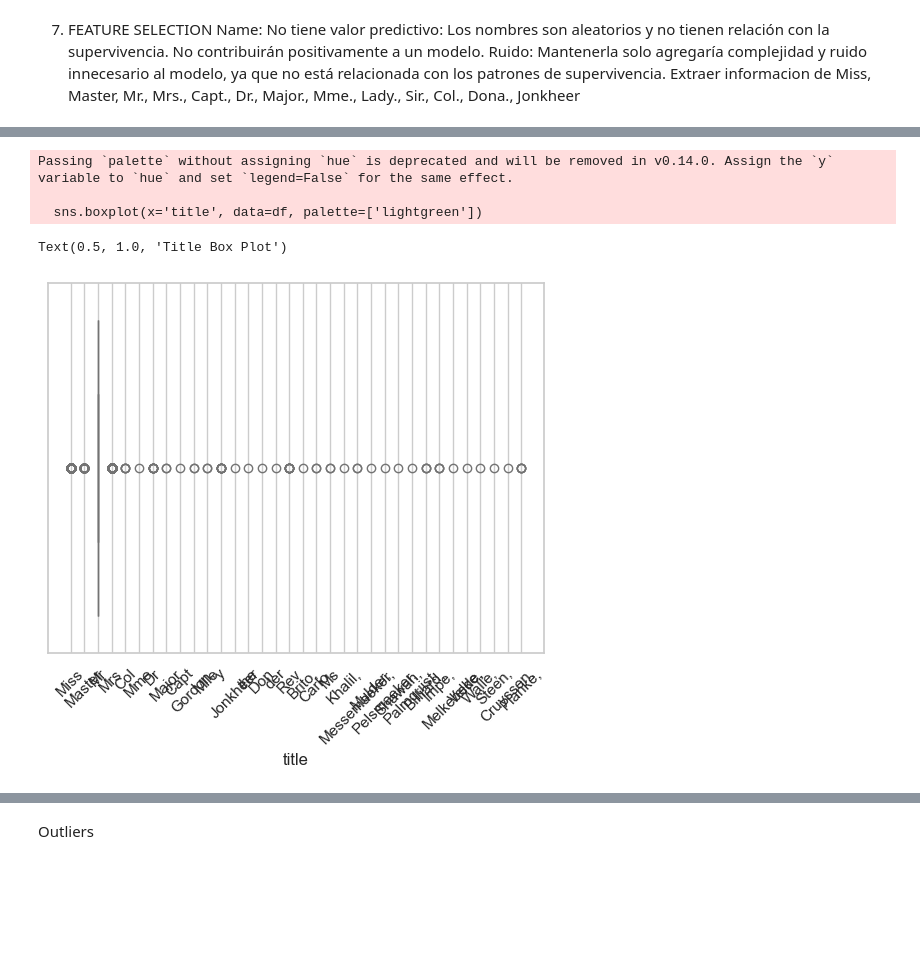
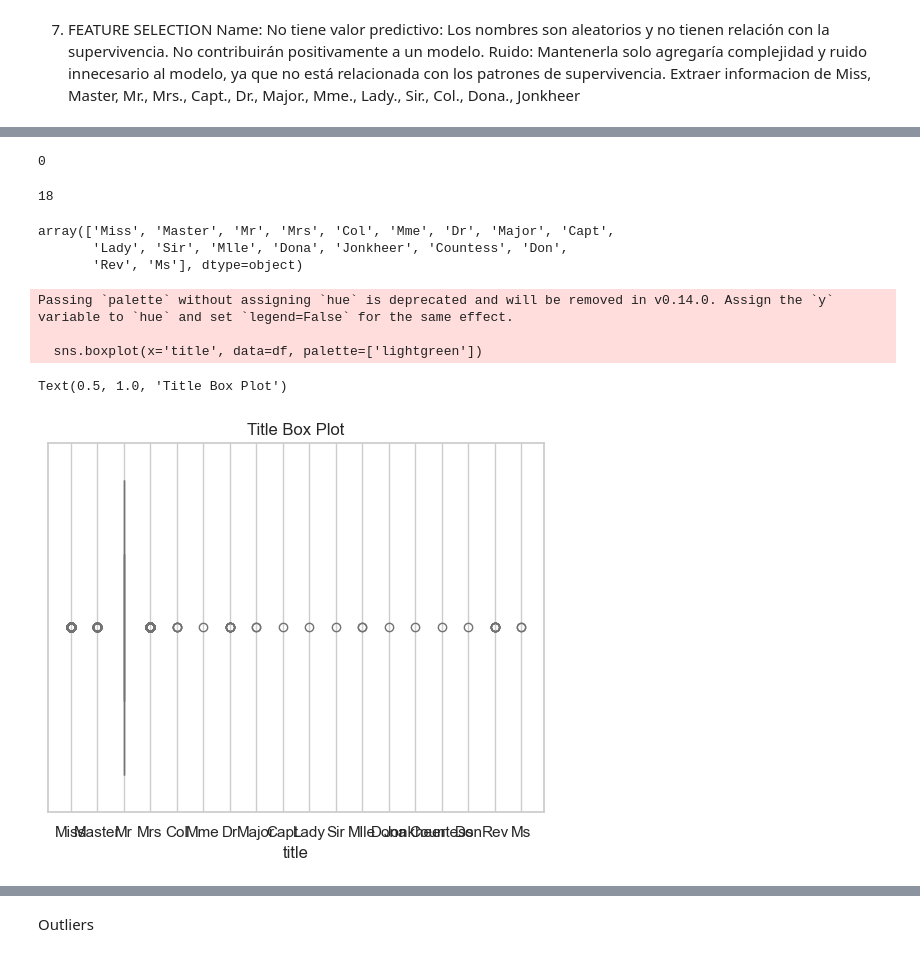
Before and after one commit to fedecaselli/ML-fundamentals-2025, a Jupyter notebook: AssignmentI/assignment_1_<Federica_Caselli[Caselli]>.ipynb, the cells around one changed output, grey strips where cells are left out. Cells and saved outputs as stored; diff of their text form; code cells hidden in the pictures; blank space fills up the shorter version.

Commit message:
commit until data splitting

```diff
--- a/AssignmentI/assignment_1_<Federica_Caselli[Caselli]>.ipynb
+++ b/AssignmentI/assignment_1_<Federica_Caselli[Caselli]>.ipynb
@@ -705,0 +1106,2 @@ CORRELATION BETWEEN TITLE AND SURVIVAL
+# %%
+df = df.drop(columns=['home.dest'])
@@ -705,0 +1126,4 @@ CORRELATION BETWEEN TITLE AND SURVIVAL
+# %%
+df['familysize'] = df['sibsp'] + df['parch'] + 1
+df = df.drop(columns = ['sibsp', 'parch'])
+df.head()
@@ -708,12 +1143,17 @@ CORRELATION BETWEEN TITLE AND SURVIVAL
 No tiene valor predictivo: Los nombres son aleatorios y no tienen relación con la supervivencia. No contribuirán positivamente a un modelo.
 Ruido: Mantenerla solo agregaría complejidad y ruido innecesario al modelo, ya que no está relacionada con los patrones de supervivencia.
 Extraer informacion de Miss, Master, Mr., Mrs., Capt., Dr., Major., Mme., Lady., Sir., Col., Dona., Jonkheer
-# %%
-#NO ESTA FUNCIONANDO BIEN ESTE CODIGO -> CHEQUEAR, extrae cosas q no son title
-def extract_title(name):
-    title = name.split()[1].split('.')[0]
-    return title
-
-df['title'] = df['name'].apply(extract_title)
-df = df.drop(['name'], axis=1)
-df.head(5)
+# %%
+import re
+
+# Función para extraer el título del nombre
+def extract_title(name):
+    # Usamos una expresión regular para encontrar la palabra antes del primer punto
+    title = re.findall(r'([A-Za-z]+)\.', name)
+    return title[0] if title else None  # Retorna el título encontrado, o None si no hay
+
+# Aplicamos la función a la columna 'name' para crear una nueva columna 'title'
+df['title'] = df['name'].apply(extract_title)
+
+# Verificamos los primeros 5 registros
+df.head(5)
@@ -722,18 +1177,28 @@ df.tail(5)
 # %%
-missing_values_count = df.isnull().sum()
+missing_values_count = df['title'].isnull().sum()
 print(missing_values_count) #no missing values for title
+# %% [output]
+0
+# %%
+df['title'].nunique()
+# %% [output]
+18
+# %%
+df['title'].unique()
+# %% [output]
+array(['Miss', 'Master', 'Mr', 'Mrs', 'Col', 'Mme', 'Dr', 'Major', 'Capt',
+       'Lady', 'Sir', 'Mlle', 'Dona', 'Jonkheer', 'Countess', 'Don',
+       'Rev', 'Ms'], dtype=object)
 # %%
-
 #boxplot of titles -> many rare ones, many outliers, group as others
 #Since i had an error when computing the title vs survival I realized
 # Box plot Age
 sns.boxplot(x='title', data=df, palette=['lightgreen'])
-plt.xticks(rotation = 45)
-axes[2, 2].set_title('Title Box Plot')
+plt.title('Title Box Plot')
 # %% [output]
 Passing `palette` without assigning `hue` is deprecated and will be removed in v0.14.0. Assign the `y` variable to `hue` and set `legend=False` for the same effect.
 
   sns.boxplot(x='title', data=df, palette=['lightgreen'])
 Text(0.5, 1.0, 'Title Box Plot')
-[figure, old version]
+[figure, new version]
 # %%
```
Also changed, not shown: parts of 110 cells of this notebook.
